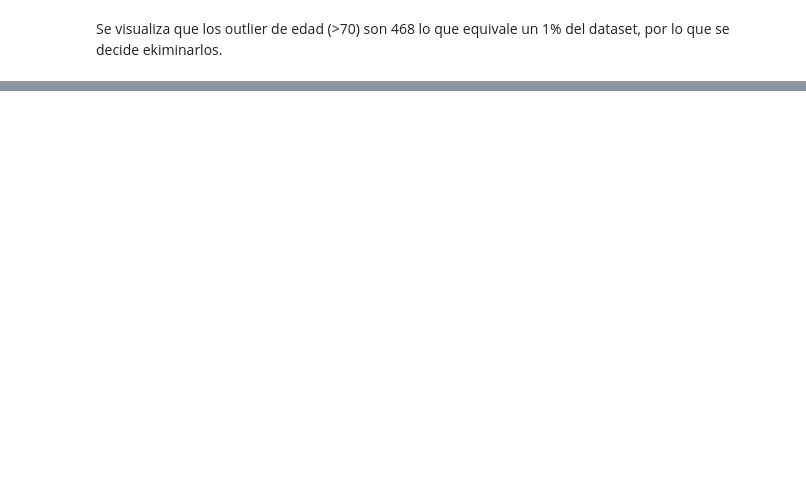
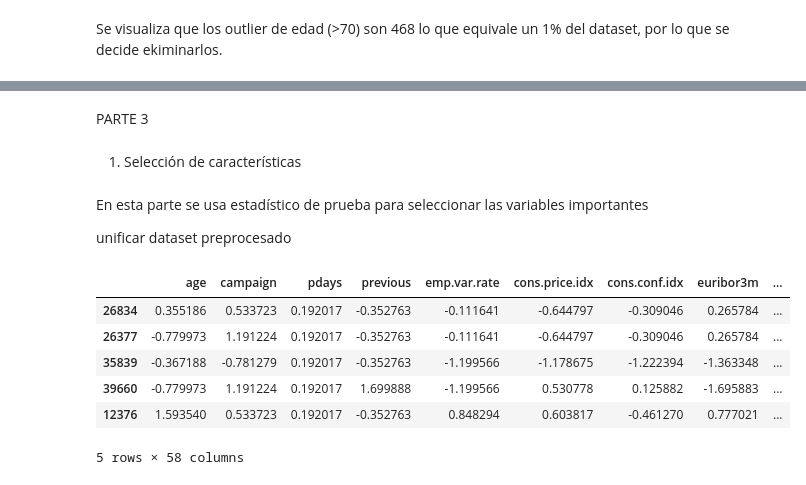
Before and after one commit to 4GeeksAcademy/machine-learning-python-template_regresion_logistica_melissahm, a Jupyter notebook: src/explore.ipynb, the cells around one changed output, grey strips where cells are left out. Saved outputs shown, nothing was run; the diff lists cells and outputs as text; code cells hidden in the pictures; blank space fills up the shorter version.

Commit message:
parte3

```diff
--- a/src/explore.ipynb
+++ b/src/explore.ipynb
@@ -725,0 +822,6 @@ df = df[df["age"] < 70]
+# %%
+#nueva columna pdays
+df['pdays_resumen'] = (df['pdays'] != 999).astype(int)
+
+# Verificar el resultado
+print(df['pdays_resumen'].value_counts())
@@ -725,0 +936,28 @@ df = df[df["age"] < 70]
+# %%
+cat_variables = [
+    "job",
+    "marital",
+    "education",
+    "default",
+    "housing",
+    "loan",
+    "contact",
+    "month",
+    "poutcome",
+]
+# %%
+# instancio el encoder
+
+onehot_encoder = OneHotEncoder(sparse_output=False)
+
+# entreno el encoder con los datos de entrenamiento
+onehot_encoder.fit(X_train[cat_variables])
+
+# aplico el encoder en amhos
+X_train_cat_ohe = onehot_encoder.transform(X_train[cat_variables])
+X_train_cat_ohe = pd.DataFrame(X_train_cat_ohe, index = X_train.index, columns=onehot_encoder.get_feature_names_out(cat_variables))
+
+X_test_cat_ohe = onehot_encoder.transform(X_test[cat_variables])
+X_test_cat_ohe = pd.DataFrame(X_test_cat_ohe, index = X_test.index, columns=onehot_encoder.get_feature_names_out(cat_variables))
+
+X_train_cat_ohe.head()
@@ -725,0 +972,23 @@ df = df[df["age"] < 70]
+# %% [markdown]
+PARTE 3
+# %% [markdown]
+1. Selección de características
+# %% [markdown]
+En esta parte se usa estadístico de prueba para seleccionar las variables importantes
+
+
+unificar dataset preprocesado
+# %%
+# unificamos el dataset preprocesado hasta el momento
+X_train_final = pd.concat([X_train_num_scal, X_train_cat_ohe], axis=1)
+X_test_final = pd.concat([X_test_num_scal, X_test_cat_ohe], axis=1)
+
+X_train_final.head()
+# %% [output]
+|  | age | campaign | pdays | previous | emp.var.rate | cons.price.idx | cons.conf.idx | euribor3m | ... |
+| 26834 | 0.355186 | 0.533723 | 0.192017 | -0.352763 | -0.111641 | -0.644797 | -0.309046 | 0.265784 | ... |
+| 26377 | -0.779973 | 1.191224 | 0.192017 | -0.352763 | -0.111641 | -0.644797 | -0.309046 | 0.265784 | ... |
+| 35839 | -0.367188 | -0.781279 | 0.192017 | -0.352763 | -1.199566 | -1.178675 | -1.222394 | -1.363348 | ... |
+| 39660 | -0.779973 | 1.191224 | 0.192017 | 1.699888 | -1.199566 | 0.530778 | 0.125882 | -1.695883 | ... |
+| 12376 | 1.593540 | 0.533723 | 0.192017 | -0.352763 | 0.848294 | 0.603817 | -0.461270 | 0.777021 | ... |
+5 rows × 58 columns
```
Also changed, not shown: parts of 33 cells of this notebook.
